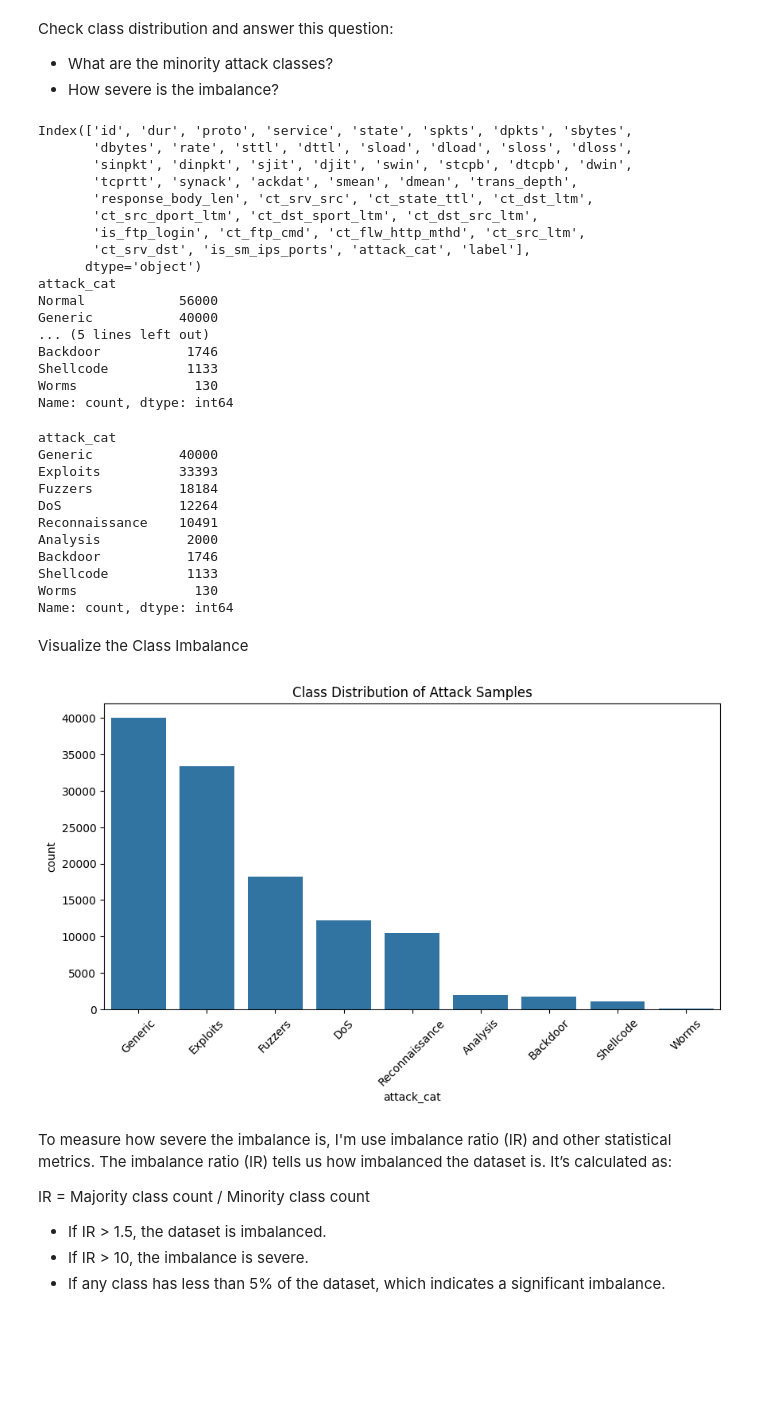
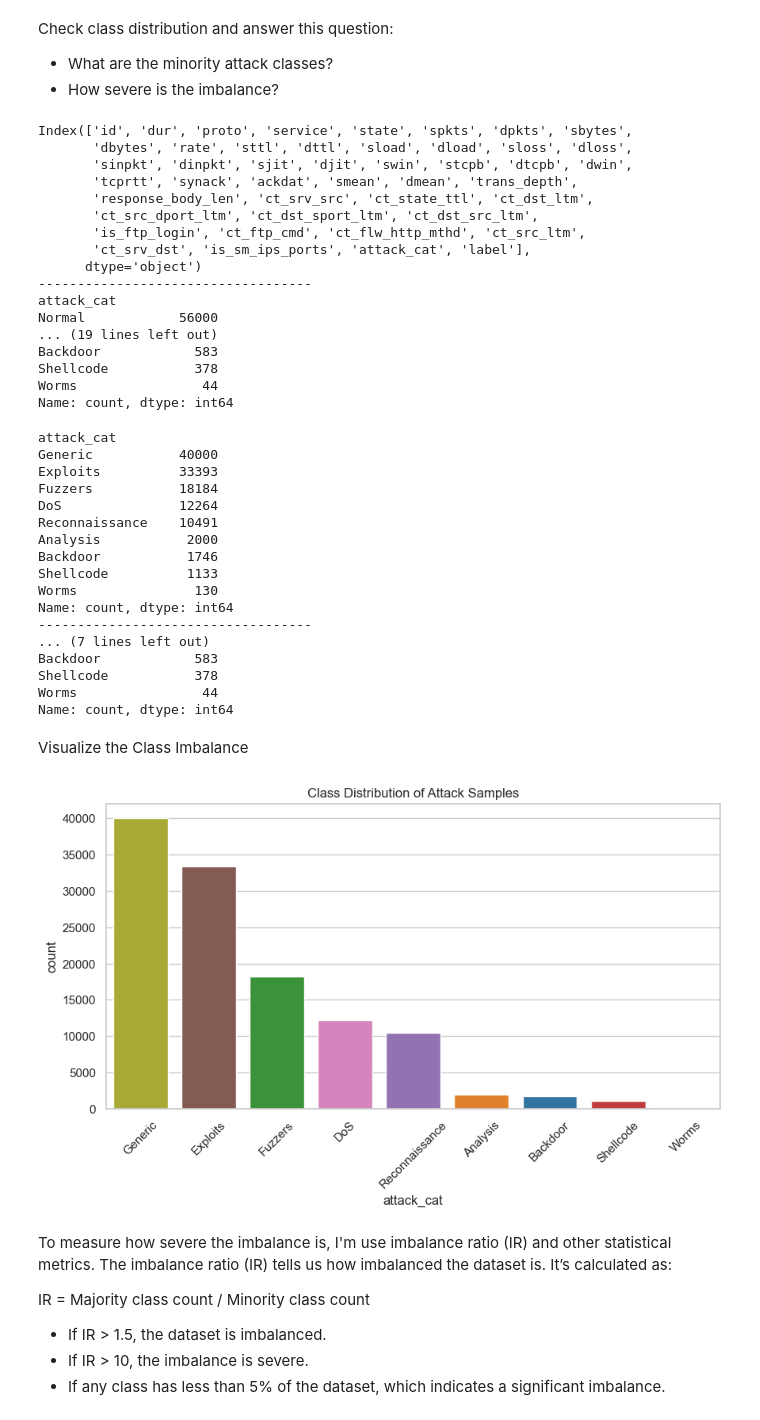
Before and after one commit to rajasa13/SimpleGAN, a Jupyter notebook: imbalancedDataset.ipynb, the cells around one changed output. Saved outputs shown, nothing was run; the diff lists cells and outputs as text; code cells hidden in the pictures; blank space fills up the shorter version.

```diff
--- a/imbalancedDataset.ipynb
+++ b/imbalancedDataset.ipynb
@@ -37,9 +45,12 @@ Check class distribution and answer this question:
 # %%
 # Check column names
 print(df_train.columns)
+print("-----------------------------------")
 
 # Count occurences of each unieque value in the attack_cat column
 print(df_train["attack_cat"].value_counts())
+print("-----------------------------------")
+print(df_test["attack_cat"].value_counts())
 # %% [output]
 Index(['id', 'dur', 'proto', 'service', 'state', 'spkts', 'dpkts', 'sbytes',
        'dbytes', 'rate', 'sttl', 'dttl', 'sload', 'dload', 'sloss', 'dloss',
@@ -50,20 +61,23 @@ Index(['id', 'dur', 'proto', 'service', 'state', 'spkts', 'dpkts', 'sbytes',
        'is_ftp_login', 'ct_ftp_cmd', 'ct_flw_http_mthd', 'ct_src_ltm',
        'ct_srv_dst', 'is_sm_ips_ports', 'attack_cat', 'label'],
       dtype='object')
+-----------------------------------
 attack_cat
 Normal            56000
-Generic           40000
-... (5 lines left out)
-Backdoor           1746
-Shellcode          1133
-Worms               130
+... (19 lines left out)
+Backdoor            583
+Shellcode           378
+Worms                44
 Name: count, dtype: int64
 # %%
 # Drop rows where 'attack_cat' is 'Normal'
 df_train_attack = df_train[df_train['attack_cat'] != 'Normal']
+df_test_attack = df_test[df_test['attack_cat'] != 'Normal']
 
 # Count occurences of each attack classes
 print(df_train_attack["attack_cat"].value_counts())
+print("-----------------------------------")
+print(df_test_attack["attack_cat"].value_counts())
 # %% [output]
 attack_cat
 Generic           40000
@@ -76,16 +90,28 @@ Backdoor           1746
 Shellcode          1133
 Worms               130
 Name: count, dtype: int64
+-----------------------------------
+... (7 lines left out)
+Backdoor            583
+Shellcode           378
+Worms                44
+Name: count, dtype: int64
 # %% [markdown]
 Visualize the Class Imbalance
 # %%
 plt.figure(figsize=(10, 5))
-sns.countplot(x=df_train_attack['attack_cat'], order=df_train_attack['attack_cat'].value_counts().index)
+sns.set_theme(style="whitegrid")
+sns.countplot(data=df_train_attack,
+              x="attack_cat",
+              order=df_train_attack['attack_cat'].value_counts().index,
+              hue="attack_cat",
+              palette="tab10",
+              legend=False)
 plt.xticks(rotation=45)
 plt.title('Class Distribution of Attack Samples')
 plt.show()
 # %% [output]
-[figure, old version]
+[figure, new version]
 # %% [markdown]
 To measure how severe the imbalance is, I'm use imbalance ratio (IR) and other statistical metrics.
 The imbalance ratio (IR) tells us how imbalanced the dataset is. It’s calculated as:
```
Also changed, not shown: parts of 19 cells of this notebook.
